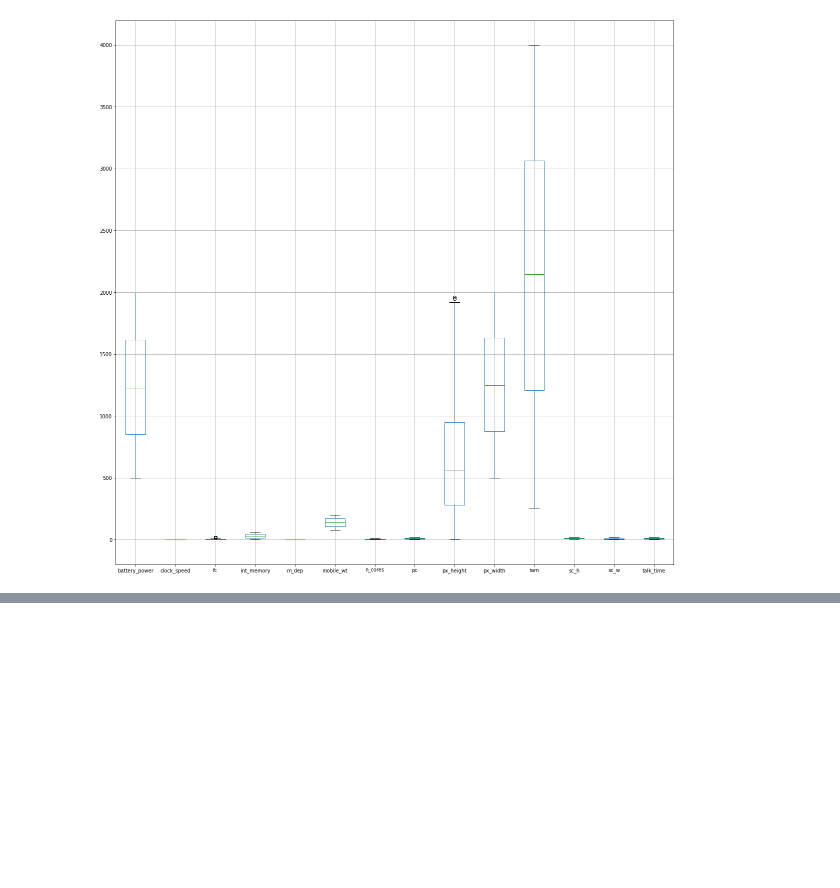
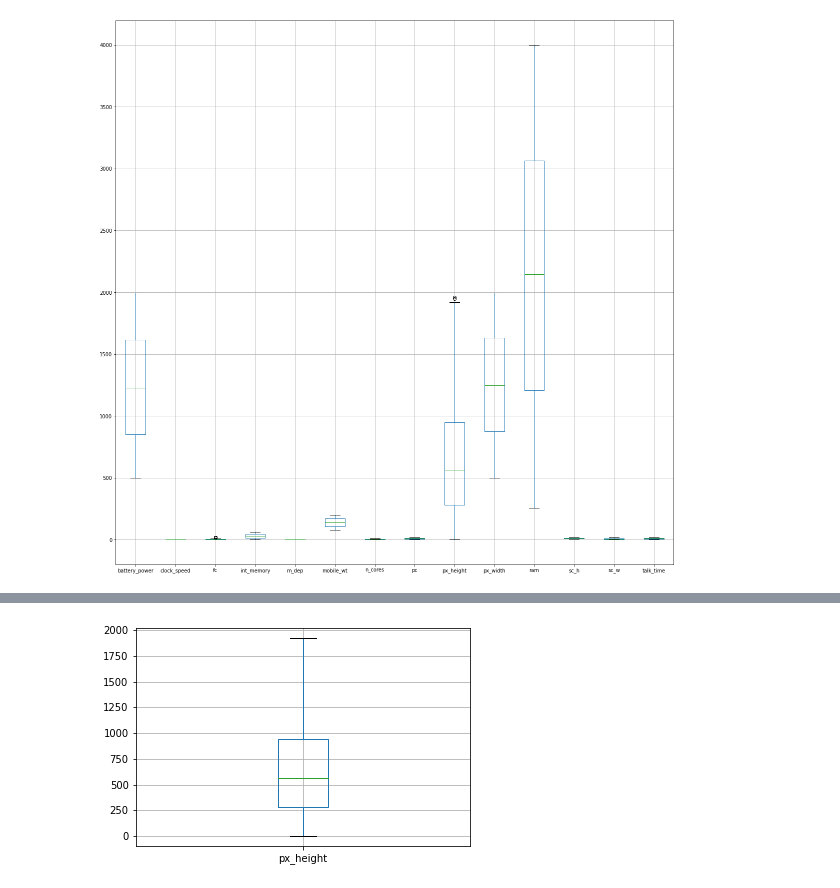
Before and after one commit to spandit98/Mobile-Price-Range-Prediction, a Jupyter notebook: Mobile_Price_Range_Prediction_Soumyadeep.ipynb, the cells around one changed output, grey strips where cells are left out. Saved outputs shown, nothing was run; the diff lists cells and outputs as text; code cells hidden in the pictures; blank space fills up the shorter version.

```diff
--- a/Mobile_Price_Range_Prediction_Soumyadeep.ipynb
+++ b/Mobile_Price_Range_Prediction_Soumyadeep.ipynb
@@ -297,0 +334,11 @@ plt1.show()
+# %%
+Q3 = new_df['px_height'].quantile(0.999)
+
+new_df = new_df[(new_df['px_height'] <= Q3)]
+# %%
+boxplot = new_df.boxplot(column=['px_height'])
+
+# show plot
+plt1.show()
+# %% [output]
+[figure, added]
```
Also changed, not shown: parts of 7 cells of this notebook.
